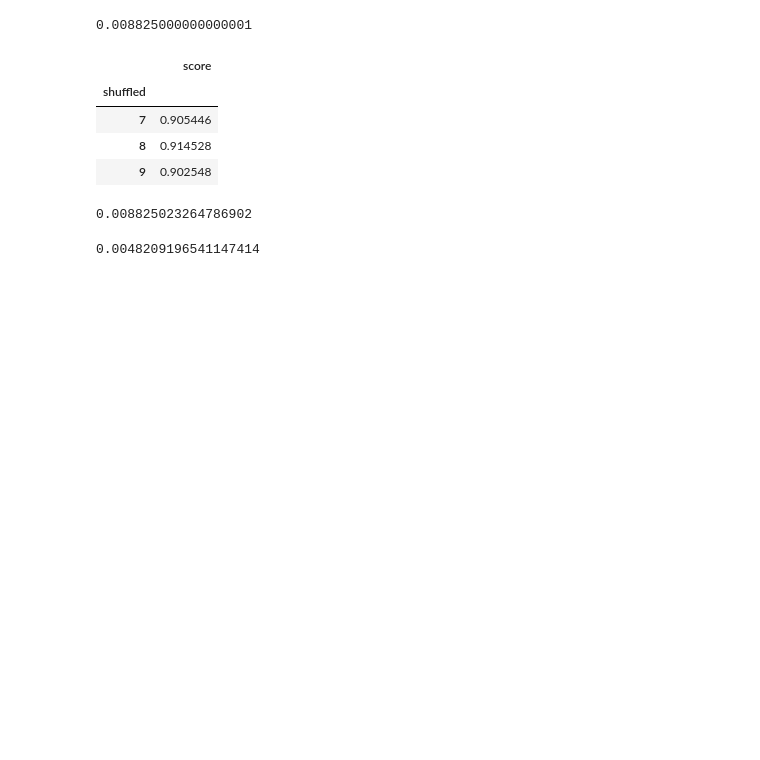
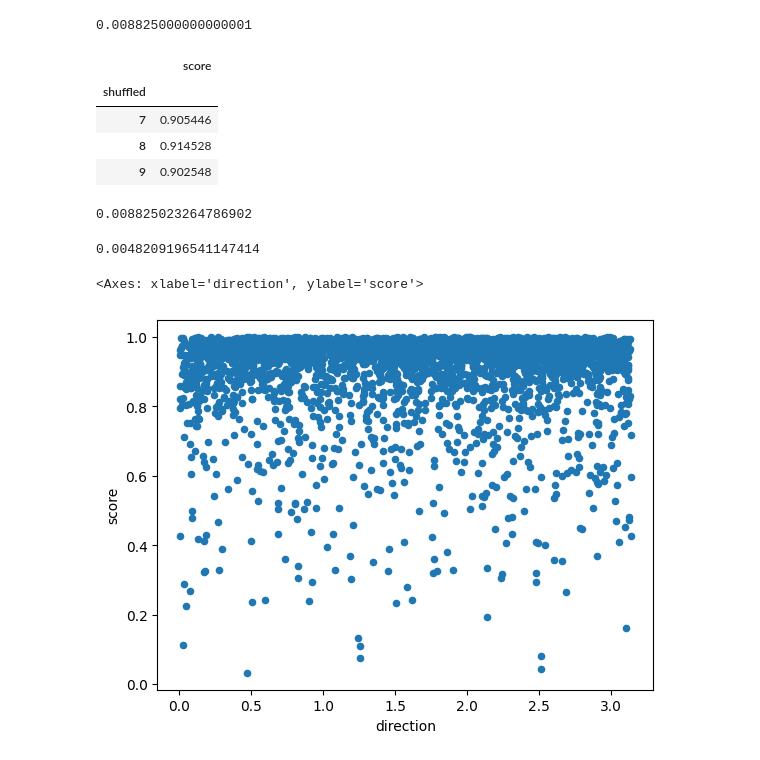
Before and after one commit to MattTokunaga/SMTDataChallenge2024, a Jupyter notebook: playground.ipynb, the cells around one changed output. Saved outputs shown, nothing was run; the diff lists cells and outputs as text; code cells hidden in the pictures; blank space fills up the shorter version.

```diff
--- a/playground.ipynb
+++ b/playground.ipynb
@@ -365,3 +403,8 @@ PermHelpers.calc_TVD(home_only_routes[["position", "score"]].groupby("position")
 PermHelpers.calc_TVD(t[["shuffled", "score"]].groupby("shuffled").mean(), t["score"].mean())
 # %% [output]
 0.0048209196541147414
+# %%
+home_only_routes.plot(kind = "scatter", x = "direction", y = "score")
+# %% [output]
+<Axes: xlabel='direction', ylabel='score'>
+[figure, added]
```
Also changed, not shown: parts of 11 cells of this notebook, 3 other files.
